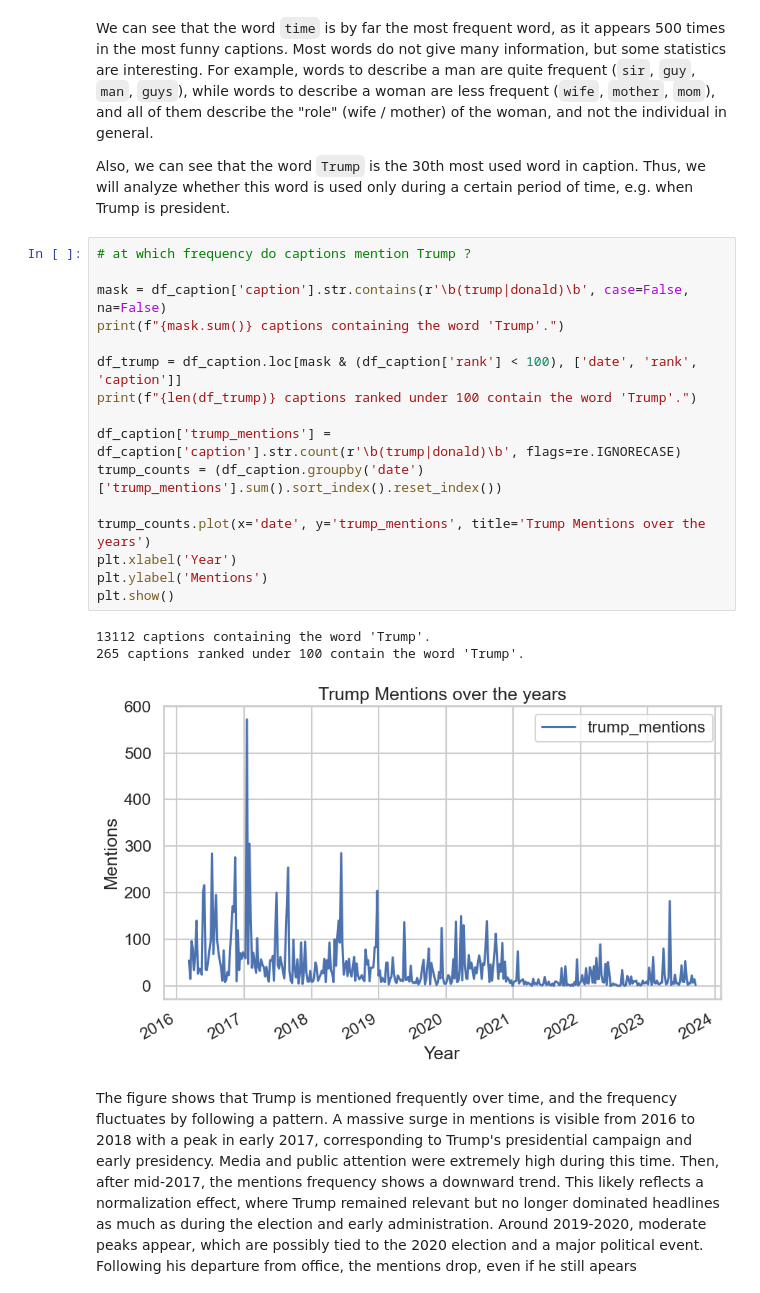
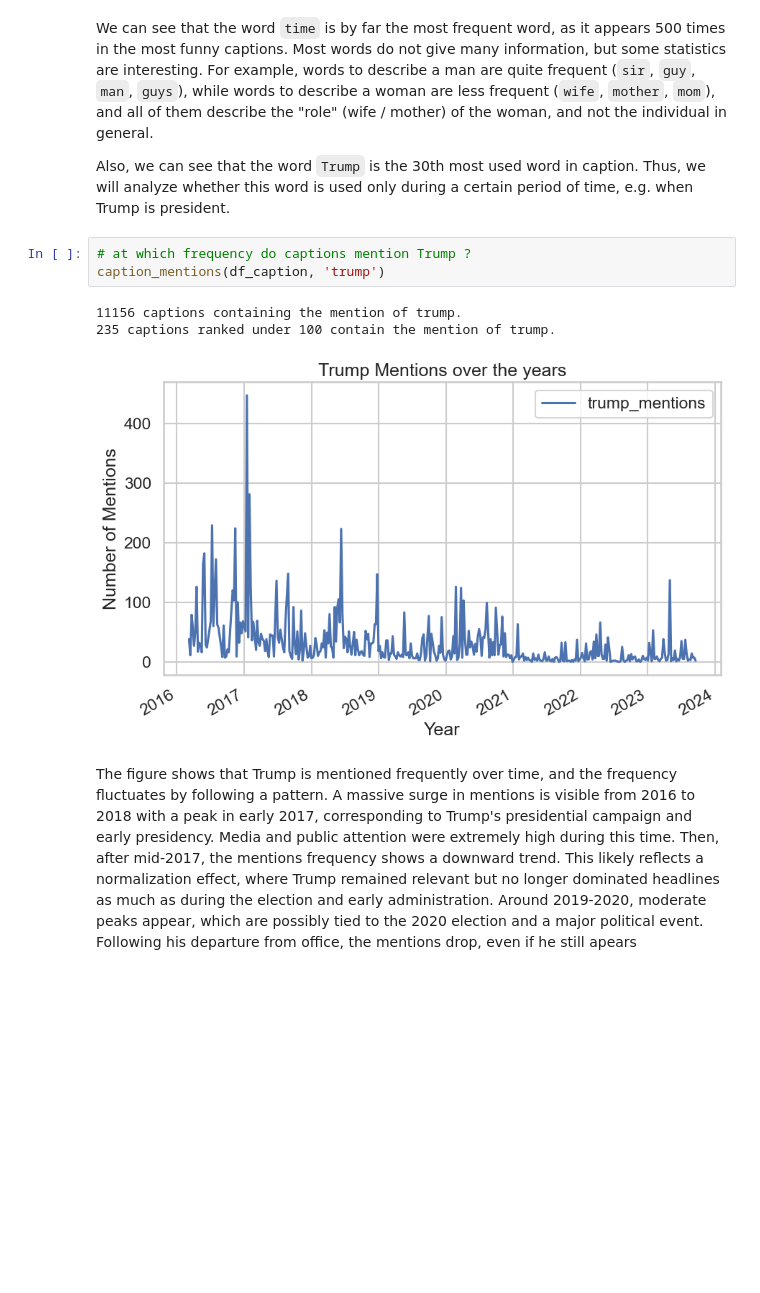
Before and after one commit to epfl-ada/ada-2025-project-data_dinosaur, a Jupyter notebook: results.ipynb, the cells around one changed output. Drawn from its saved outputs; the diff is of its cells as text; blank space fills up the shorter version.

```diff
--- a/results.ipynb
+++ b/results.ipynb
@@ -64,24 +59,11 @@ We can see that the word `time` is by far the most frequent word, as it appears
 Also, we can see that the word `Trump` is the 30th most used word in caption. Thus, we will analyze whether this word is used only during a certain period of time, e.g. when Trump is president.
 # %%
 # at which frequency do captions mention Trump ?
-
-mask = df_caption['caption'].str.contains(r'\b(trump|donald)\b', case=False, na=False)
-print(f"{mask.sum()} captions containing the word 'Trump'.")
-
-df_trump = df_caption.loc[mask & (df_caption['rank'] < 100), ['date', 'rank', 'caption']]
-print(f"{len(df_trump)} captions ranked under 100 contain the word 'Trump'.")
-
-df_caption['trump_mentions'] = df_caption['caption'].str.count(r'\b(trump|donald)\b', flags=re.IGNORECASE)
-trump_counts = (df_caption.groupby('date')['trump_mentions'].sum().sort_index().reset_index())
-
-trump_counts.plot(x='date', y='trump_mentions', title='Trump Mentions over the years')
-plt.xlabel('Year')
-plt.ylabel('Mentions')
-plt.show()
+caption_mentions(df_caption, 'trump')
 # %% [output]
-13112 captions containing the word 'Trump'.
-265 captions ranked under 100 contain the word 'Trump'.
+11156 captions containing the mention of trump.
+235 captions ranked under 100 contain the mention of trump.
-[figure, old version]
+[figure, new version]
 # %% [markdown]
 The figure shows that Trump is mentioned frequently over time, and the frequency fluctuates by following a pattern. A massive surge in mentions is visible from 2016 to 2018 with a peak in early 2017, corresponding to Trump's presidential campaign and early presidency. Media and public attention were extremely high during this time. Then, after mid-2017, the mentions frequency shows a downward trend. This likely reflects a normalization effect, where Trump remained relevant but no longer dominated headlines as much as during the election and early administration. Around 2019-2020, moderate peaks appear, which are possibly tied to the 2020 election and a major political event. Following his departure from office, the mentions drop, even if he still apears occasionally. Finally Trump's mentions increase again mid-2023, where Trump announced his run for presidency again.
 # %% [markdown]
```
Also changed, not shown: parts of 15 cells of this notebook.
